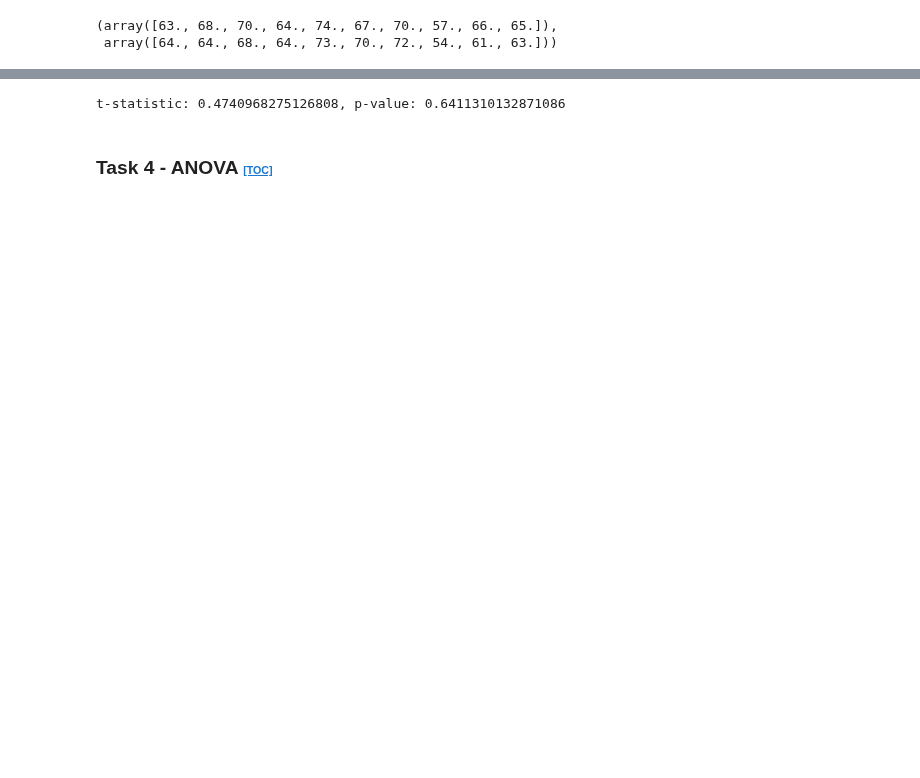
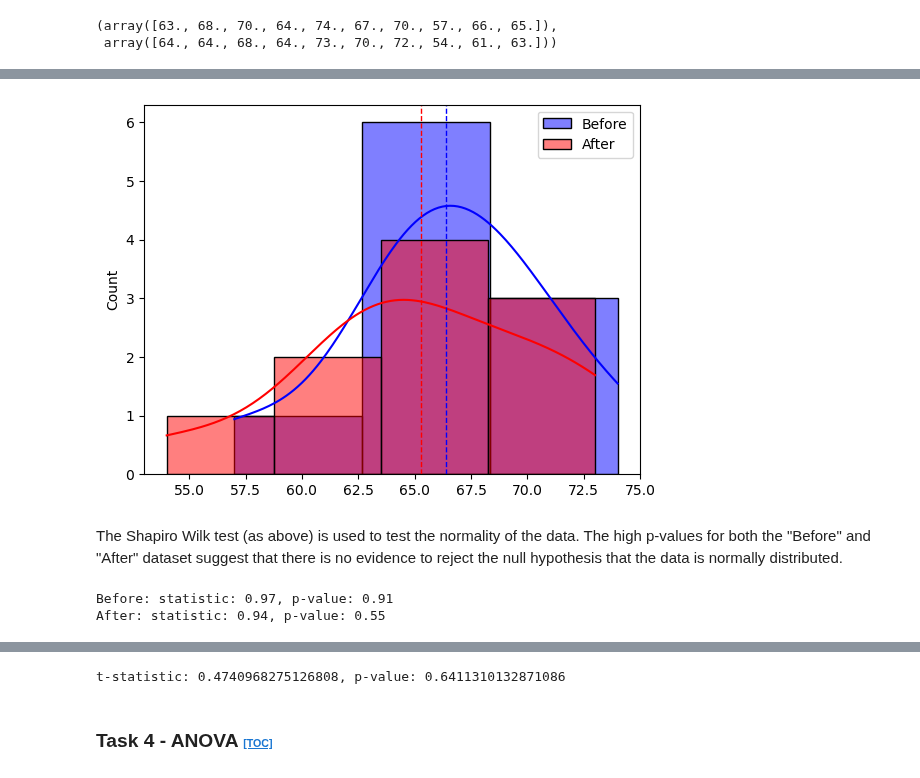
Before and after one commit to Eilis9/applied_statistics, a Jupyter notebook: tasks.ipynb, the cells around one changed output, grey strips where cells are left out. Drawn from its saved outputs; the diff is of its cells as text; code cells hidden in the pictures; blank space fills up the shorter version.

```diff
--- a/tasks.ipynb
+++ b/tasks.ipynb
@@ -346,0 +391,25 @@ fig, ax = plt.subplots()
+# %%
+sns.histplot(before, bins=3, color='blue', alpha=0.5, label='Before', kde=True);
+sns.histplot(after, bins=4, color='red', alpha=0.5, label='After', kde=True);
+
+mean = np.mean(before)
+std_dev = np.std(before)
+
+mean2= np.mean(after)
+std_dev2 = np.std(after)
+
+plt.axvline(mean, color='blue', linestyle='dashed', linewidth=1)
+plt.axvline(mean2, color='red', linestyle='dashed', linewidth=1)
+
+plt.legend();
+# %% [output]
+[figure, added]
+# %% [markdown]
+The Shapiro Wilk test (as above) is used to test the normality of the data. The high p-values for both the "Before" and "After" dataset suggest that there is no evidence to reject the null hypothesis that the data is normally distributed.
+# %%
+# Shapiro-Wilk test for normality
+print(f'Before: statistic: {stats.shapiro(before)[0]:.2f}, p-value: {stats.shapiro(before)[1]:.2f}')
+print(f'After: statistic: {stats.shapiro(after)[0]:.2f}, p-value: {stats.shapiro(after)[1]:.2f}')
+# %% [output]
+Before: statistic: 0.97, p-value: 0.91
+After: statistic: 0.94, p-value: 0.55
```
Also changed, not shown: parts of 15 cells of this notebook.
